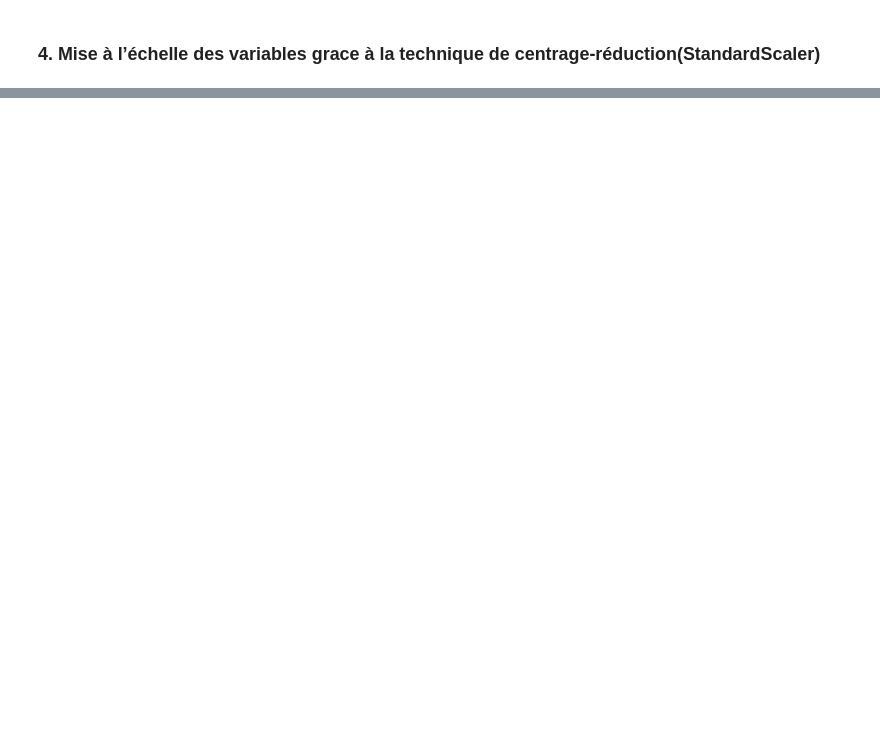
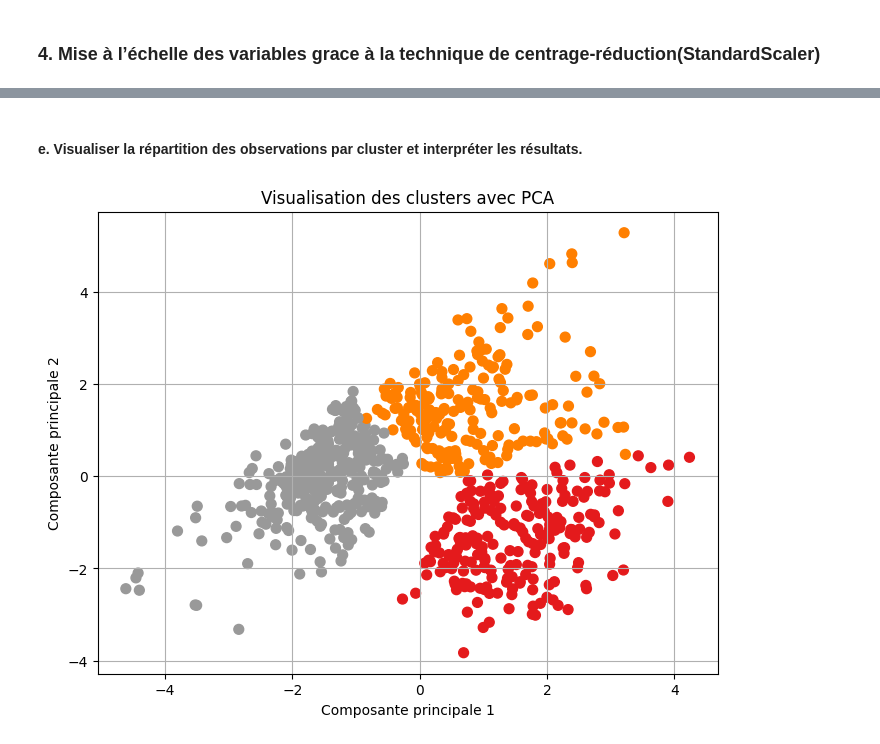
Before and after one commit to r00tMG/risque_diabete_par_analyse_clinique_model_apprentissage, a Jupyter notebook: script.ipynb, the cells around one changed output, grey strips where cells are left out. Drawn from its saved outputs; the diff is of its cells as text; code cells hidden in the pictures; blank space fills up the shorter version.

```diff
--- a/script.ipynb
+++ b/script.ipynb
@@ -239,0 +328,7 @@ df_clean
+# %%
+inertias = []
+K_range = range(1, 11)
+for k in K_range:
+    kmeans = KMeans(n_clusters=k, random_state=42)
+    kmeans.fit(df_clean)
+    inertias.append(kmeans.inertia_)
@@ -239,0 +349,5 @@ df_clean
+# %%
+k = 3
+kmeans = KMeans(n_clusters=k, random_state=42)
+clusters = kmeans.fit_predict(df_clean)
+df_clean['Cluster'] = clusters
@@ -239,0 +372,17 @@ df_clean
+# %% [markdown]
+#### e. Visualiser la répartition des observations par cluster et interpréter les résultats.
+# %%
+from sklearn.decomposition import PCA
+
+pca = PCA(n_components=2)
+X_pca = pca.fit_transform(df_clean)
+
+plt.figure(figsize=(8,6))
+plt.scatter(X_pca[:, 0], X_pca[:, 1], c=df_clean['Cluster'], cmap='Set1', s=50)
+plt.title('Visualisation des clusters avec PCA')
+plt.xlabel('Composante principale 1')
+plt.ylabel('Composante principale 2')
+plt.grid()
+plt.show()
+# %% [output]
+[figure, added]
```
Also changed, not shown: parts of 22 cells of this notebook.
